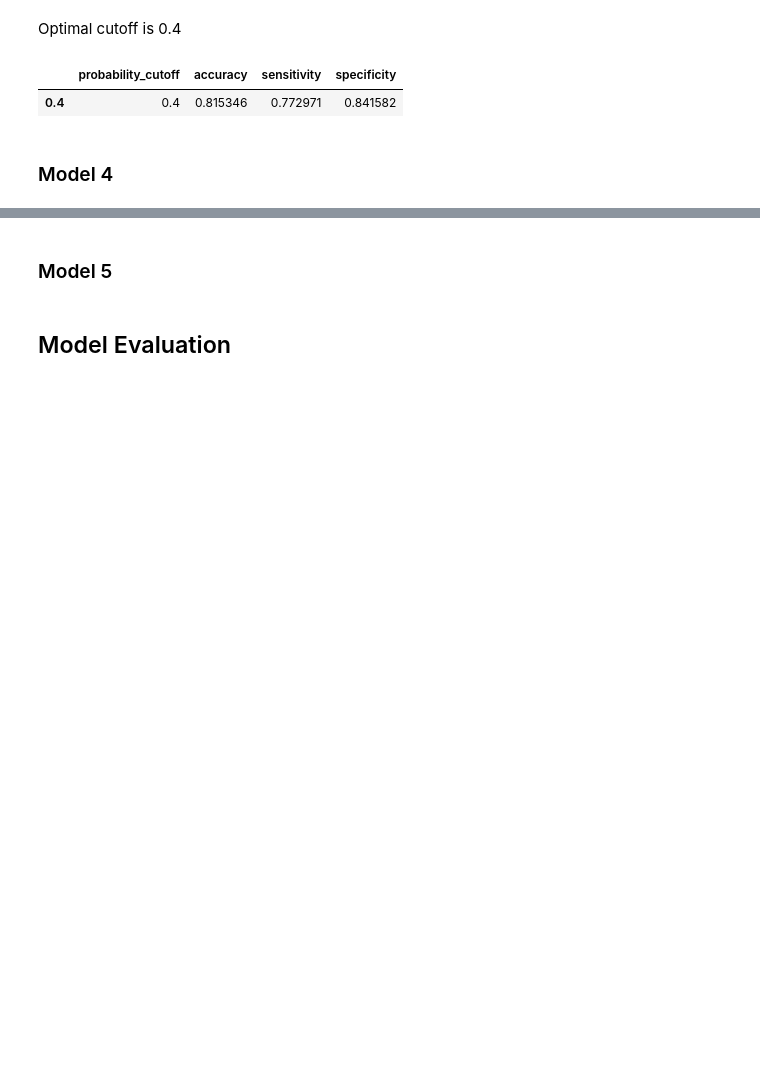
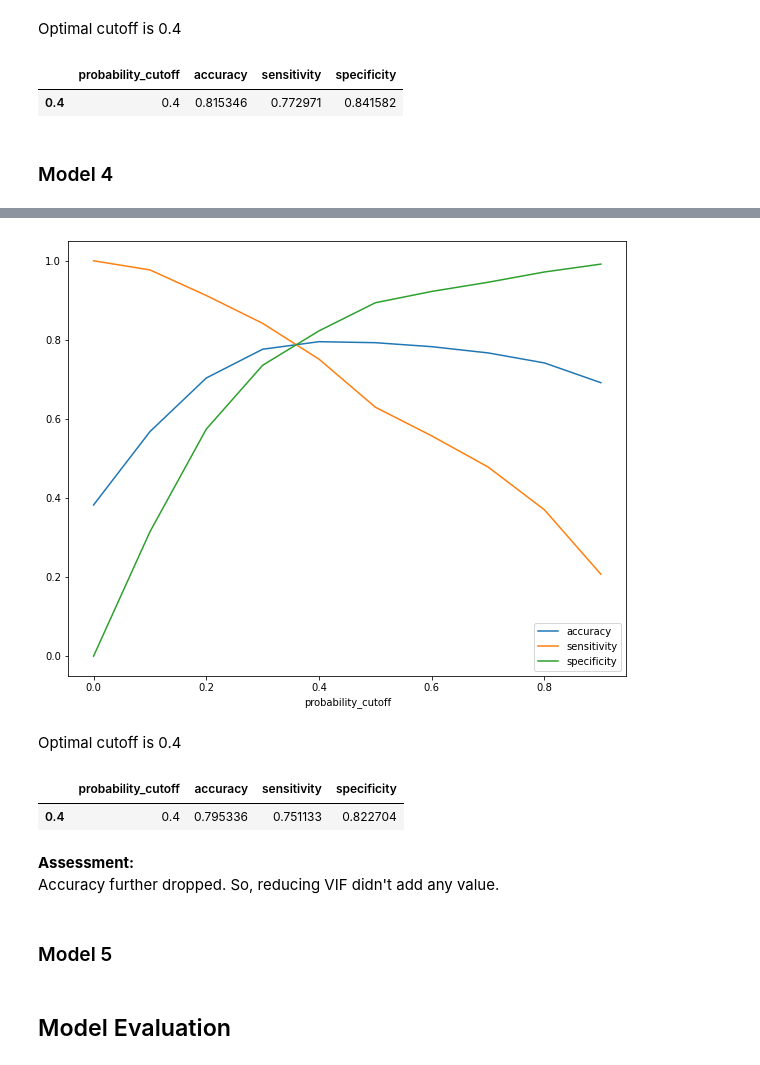
Before and after one commit to SachinShekhar/Lead-Scoring-Case-Study, a Jupyter notebook: Case Study.ipynb, the cells around one changed output, grey strips where cells are left out. Saved outputs shown, nothing was run; the diff lists cells and outputs as text; code cells hidden in the pictures; blank space fills up the shorter version.

```diff
--- a/Case Study.ipynb
+++ b/Case Study.ipynb
@@ -1751,0 +1952,3 @@ train_perf_3.loc[[train_cutoff_3]]
+# %%
+train_perf_4 = model_performance(model_4, X_train_4)
+train_perf_4
@@ -1752,3 +1967,19 @@ train_perf_3.loc[[train_cutoff_3]]
+# %%
+train_perf_4.plot(x='probability_cutoff', y=['accuracy','sensitivity','specificity'], figsize=(10,8))
+plt.show()
+# %% [output]
+[figure, added]
+# %% [markdown]
+Optimal cutoff is 0.4
+# %%
+train_cutoff_4 = 0.4
+train_perf_4.loc[[train_cutoff_4]]
+# %% [output]
+|  | probability_cutoff | accuracy | sensitivity | specificity |
+| 0.4 | 0.4 | 0.795336 | 0.751133 | 0.822704 |
+# %% [markdown]
+**Assessment:**
+Accuracy further dropped. So, reducing VIF didn't add any value.
 # %% [markdown]
 ### Model 5
 # %% [markdown]
```
Also changed, not shown: parts of 33 cells of this notebook.
